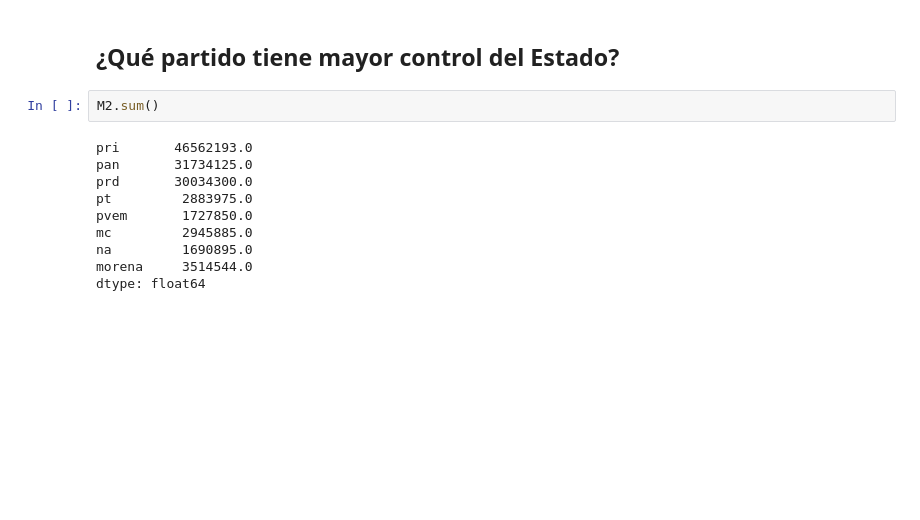
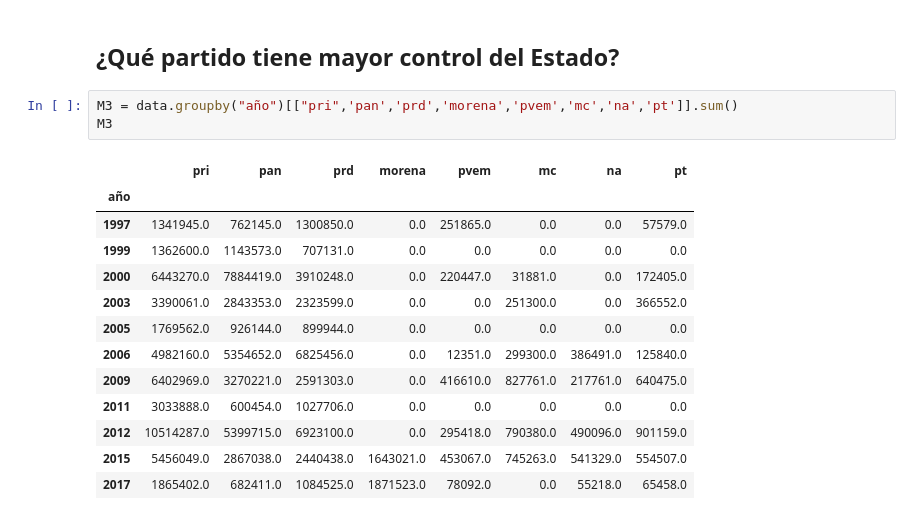
Before and after one commit to EugenioLey/DS-Serchenio, a Jupyter notebook: Erecciones.ipynb, the cells around one changed output. Saved outputs shown, nothing was run; the diff lists cells and outputs as text; blank space fills up the shorter version.

```diff
--- a/Erecciones.ipynb
+++ b/Erecciones.ipynb
@@ -77,16 +77,21 @@ Text(0,0.5,'Municipio')
 [figure]
 # %% [markdown]
 ## ¿Qué partido tiene mayor control del Estado?
-# %%
-M2.sum()
-# %% [output]
-pri       46562193.0
-pan       31734125.0
-prd       30034300.0
-pt         2883975.0
-pvem       1727850.0
-mc         2945885.0
-na         1690895.0
-morena     3514544.0
-dtype: float64
+# %%
+M3 = data.groupby("año")[["pri",'pan','prd','morena','pvem','mc','na','pt']].sum()
+M3
+# %% [output]
+|  | pri | pan | prd | morena | pvem | mc | na | pt |
+| año |  |  |  |  |  |  |  |  |
+| 1997 | 1341945.0 | 762145.0 | 1300850.0 | 0.0 | 251865.0 | 0.0 | 0.0 | 57579.0 |
+| 1999 | 1362600.0 | 1143573.0 | 707131.0 | 0.0 | 0.0 | 0.0 | 0.0 | 0.0 |
+| 2000 | 6443270.0 | 7884419.0 | 3910248.0 | 0.0 | 220447.0 | 31881.0 | 0.0 | 172405.0 |
+| 2003 | 3390061.0 | 2843353.0 | 2323599.0 | 0.0 | 0.0 | 251300.0 | 0.0 | 366552.0 |
+| 2005 | 1769562.0 | 926144.0 | 899944.0 | 0.0 | 0.0 | 0.0 | 0.0 | 0.0 |
+| 2006 | 4982160.0 | 5354652.0 | 6825456.0 | 0.0 | 12351.0 | 299300.0 | 386491.0 | 125840.0 |
+| 2009 | 6402969.0 | 3270221.0 | 2591303.0 | 0.0 | 416610.0 | 827761.0 | 217761.0 | 640475.0 |
+| 2011 | 3033888.0 | 600454.0 | 1027706.0 | 0.0 | 0.0 | 0.0 | 0.0 | 0.0 |
+| 2012 | 10514287.0 | 5399715.0 | 6923100.0 | 0.0 | 295418.0 | 790380.0 | 490096.0 | 901159.0 |
+| 2015 | 5456049.0 | 2867038.0 | 2440438.0 | 1643021.0 | 453067.0 | 745263.0 | 541329.0 | 554507.0 |
+| 2017 | 1865402.0 | 682411.0 | 1084525.0 | 1871523.0 | 78092.0 | 0.0 | 55218.0 | 65458.0 |
 # %% [markdown]
```
Also changed, not shown: parts of 2 cells of this notebook.
